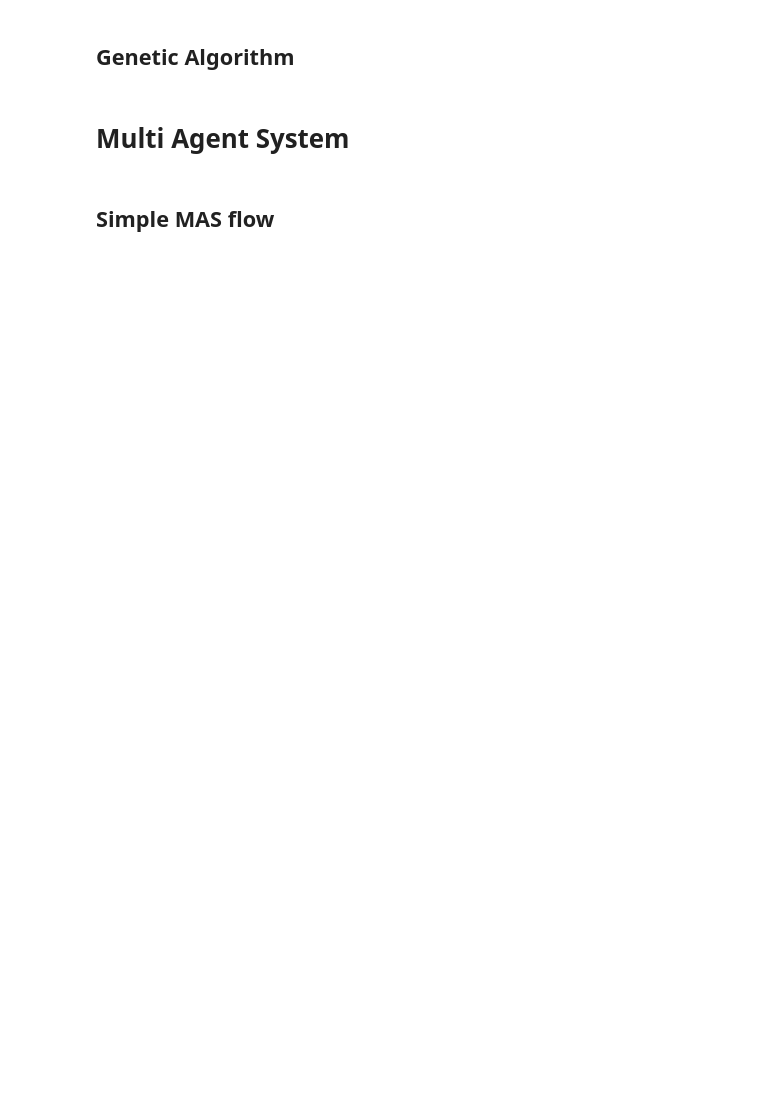
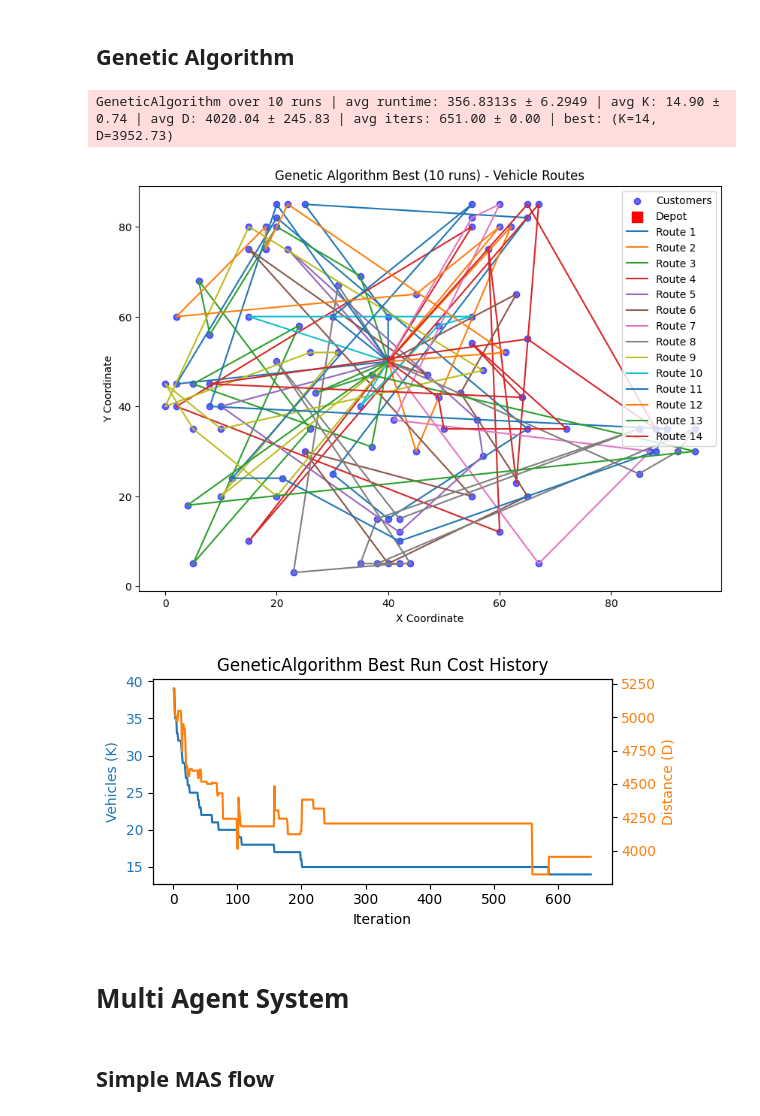
Before and after one commit to hugodba/TCC, a Jupyter notebook: src/main.ipynb, the cells around one changed output. Drawn from its saved outputs; the diff is of its cells as text; code cells hidden in the pictures; blank space fills up the shorter version.

```diff
--- a/src/main.ipynb
+++ b/src/main.ipynb
@@ -236,19 +265,23 @@ ts_summary = MetaheuristicRunner(
 # %%
 from project.Metaheuristics import GeneticAlgorithm
 
 ga_summary = MetaheuristicRunner(
     GeneticAlgorithm,
     ds,
-    runs=3,
+    runs=N_RUNS,
     seed_start=42,
-    population_size=60,
-    generations=600,
+    population_size=65,
+    generations=650,
     crossover_rate=0.8,
     mutation_rate=0.1,
 ).run(
     plot_best=True,
     best_plot_title=f"Genetic Algorithm Best ({N_RUNS} runs)",
 )
+# %% [output]
+GeneticAlgorithm over 10 runs | avg runtime: 356.8313s ± 6.2949 | avg K: 14.90 ± 0.74 | avg D: 4020.04 ± 245.83 | avg iters: 651.00 ± 0.00 | best: (K=14, D=3952.73)
+[figure, added]
+[figure, added]
 # %% [markdown]
 # Multi Agent System
 # %% [markdown]
```
Also changed, not shown: parts of 13 cells of this notebook, 47 other files.
